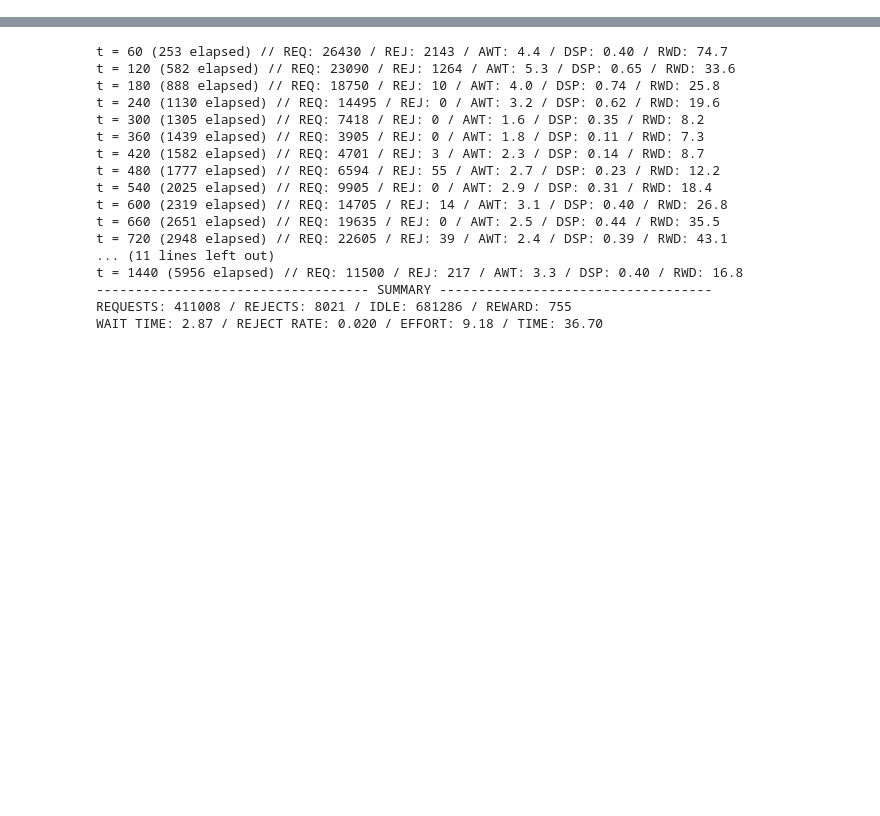
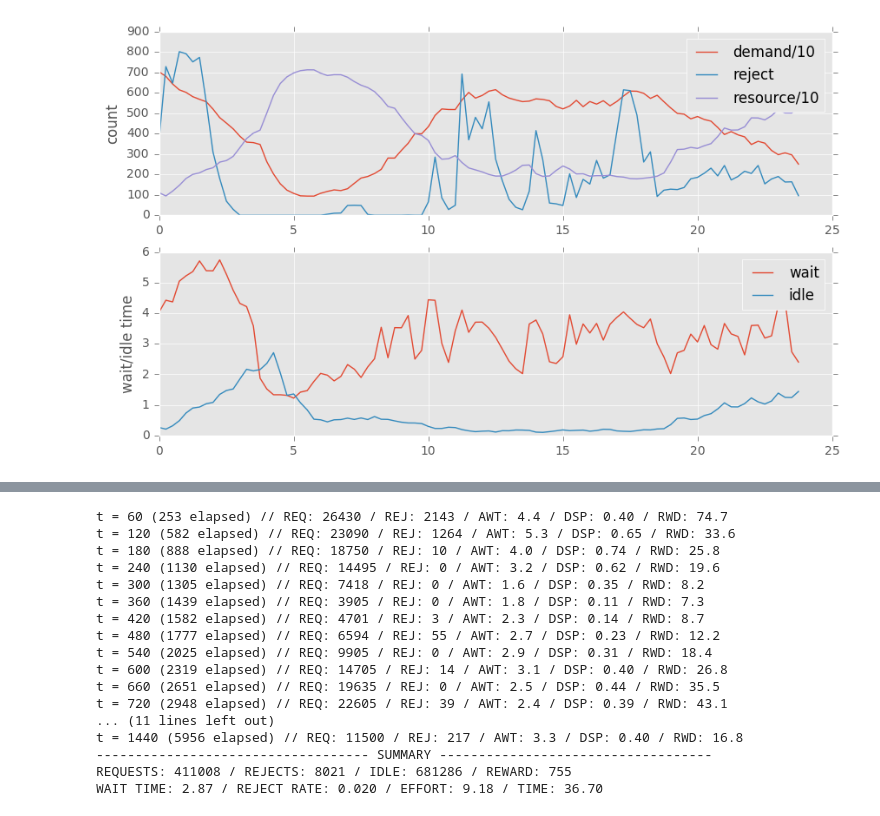
Before and after one commit to hitsuji5/FleetAI, a Jupyter notebook: experiment_LP.ipynb, the cells around one changed output, grey strips where cells are left out. Saved outputs shown, nothing was run; the diff lists cells and outputs as text; code cells hidden in the pictures; blank space fills up the shorter version.

```diff
--- a/experiment_LP.ipynb
+++ b/experiment_LP.ipynb
@@ -84,3 +122,7 @@ Wall time: 3min 24s
+# %%
+plot(score);
+# %% [output]
+[figure, added]
 # %%
 env.reset(NUM_FLEETS, trips, dayofweek, minofday)
 
```
Also changed, not shown: parts of 14 cells of this notebook, 10 other files.
